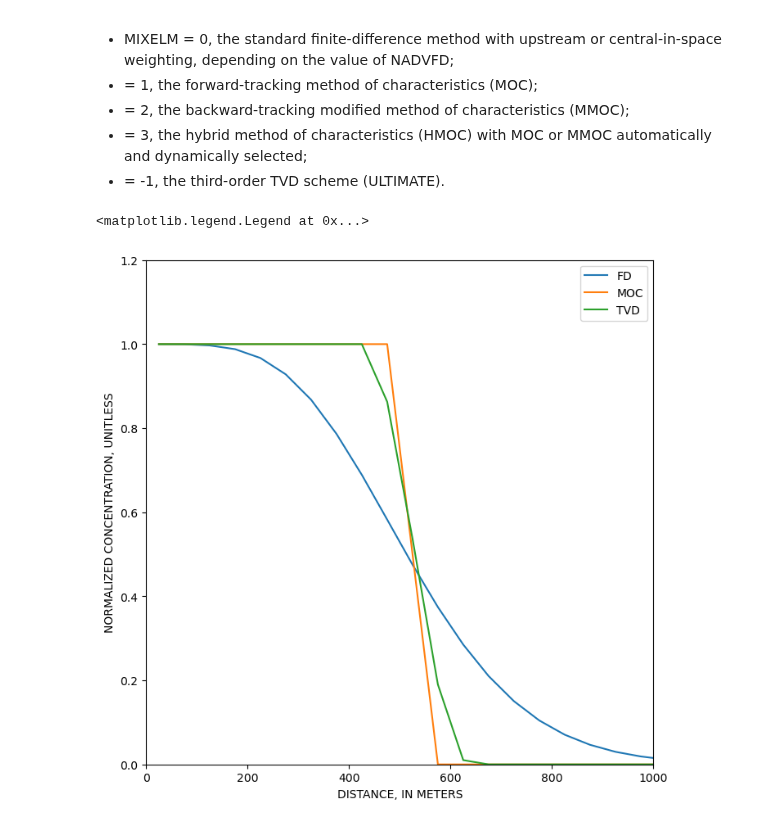
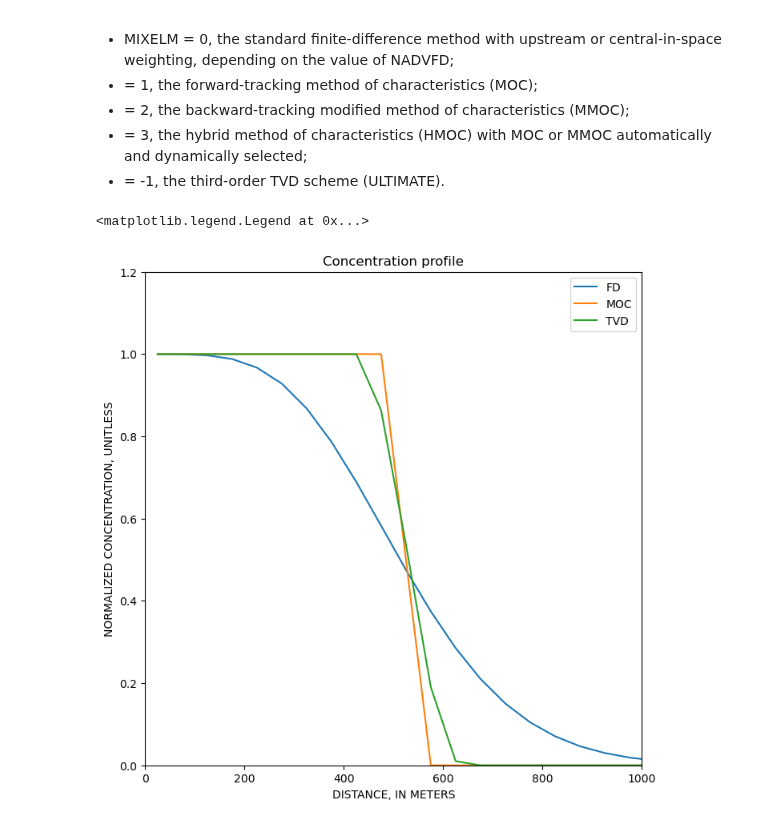
Before and after one commit to gw-inux/Jupyter-Notebooks, a Jupyter notebook: 06_Groundwater_modeling/Transport_1D_MT3D.ipynb, the cells around one changed output. Cells and saved outputs as stored; diff of their text form; code cells hidden in the pictures.

```diff
--- a/06_Groundwater_modeling/Transport_1D_MT3D.ipynb
+++ b/06_Groundwater_modeling/Transport_1D_MT3D.ipynb
@@ -231,34 +227,35 @@ MIXELM is an integer flag for the advection solution option./
 # (= the last one in the arguments for the model)
 
 # HERE MIXELM = 0 -> standard Finite Difference
 
 mf, mt, conc, cvt, mvt = EX1_MODEL("CASE1", 0, 1, 0, 0)
 x = mf.modelgrid.xcellcenters.ravel()
 y = conc[0, 0, 0, :]
 plt.plot(x, y, label="FD")
 
 # This is the same model but with MOC (remove the # in the first position to activate the code)
 
 mf, mt, conc, cvt, mvt = EX1_MODEL("CASE1", 0, 1, 0, 1)
 x = mf.modelgrid.xcellcenters.ravel()
 y = conc[0, 0, 0, :]
 plt.plot(x, y, label="MOC")
 
 # This is the same model but with TVD (remove the # in the first position to activate the code)
 
 mf, mt, conc, cvt, mvt = EX1_MODEL("CASE1", 0, 1, 0, -1)
 x = mf.modelgrid.xcellcenters.ravel()
 y = conc[0, 0, 0, :]
 plt.plot(x, y, label="TVD")
 
 plt.xlim(0, 1000)
 plt.ylim(0, 1.2)
+plt.title("Concentration profile")
 plt.xlabel("DISTANCE, IN METERS")
 plt.ylabel("NORMALIZED CONCENTRATION, UNITLESS")
 plt.legend()
 # %% [output]
 <matplotlib.legend.Legend at 0x...>
-[figure, old version]
+[figure, new version]
 # %%
 mf, mt, conc, cvt, mvt = EX1_MODEL("CASE2", 10, 1, 0, 0)
 y = conc[0, 0, 0, :]
```
Also changed, not shown: parts of 7 cells of this notebook, 3 other files.
